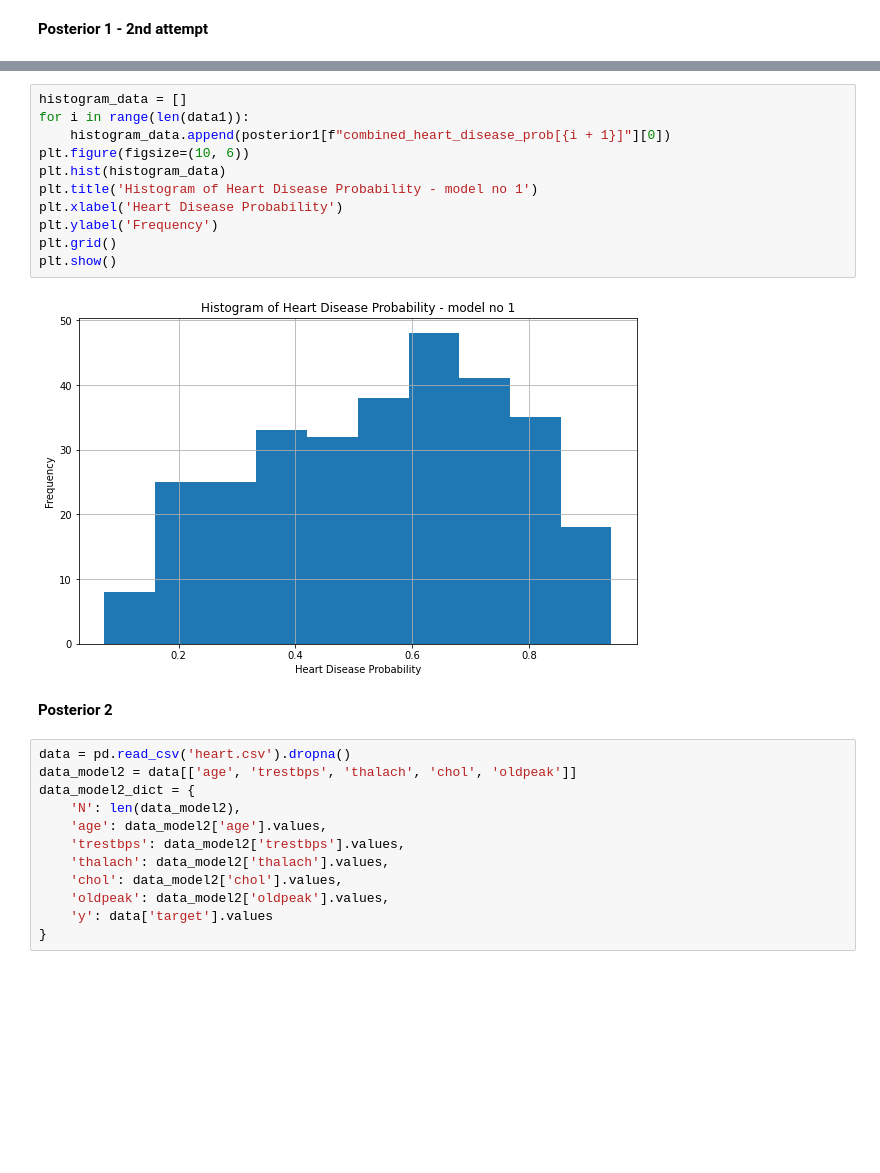
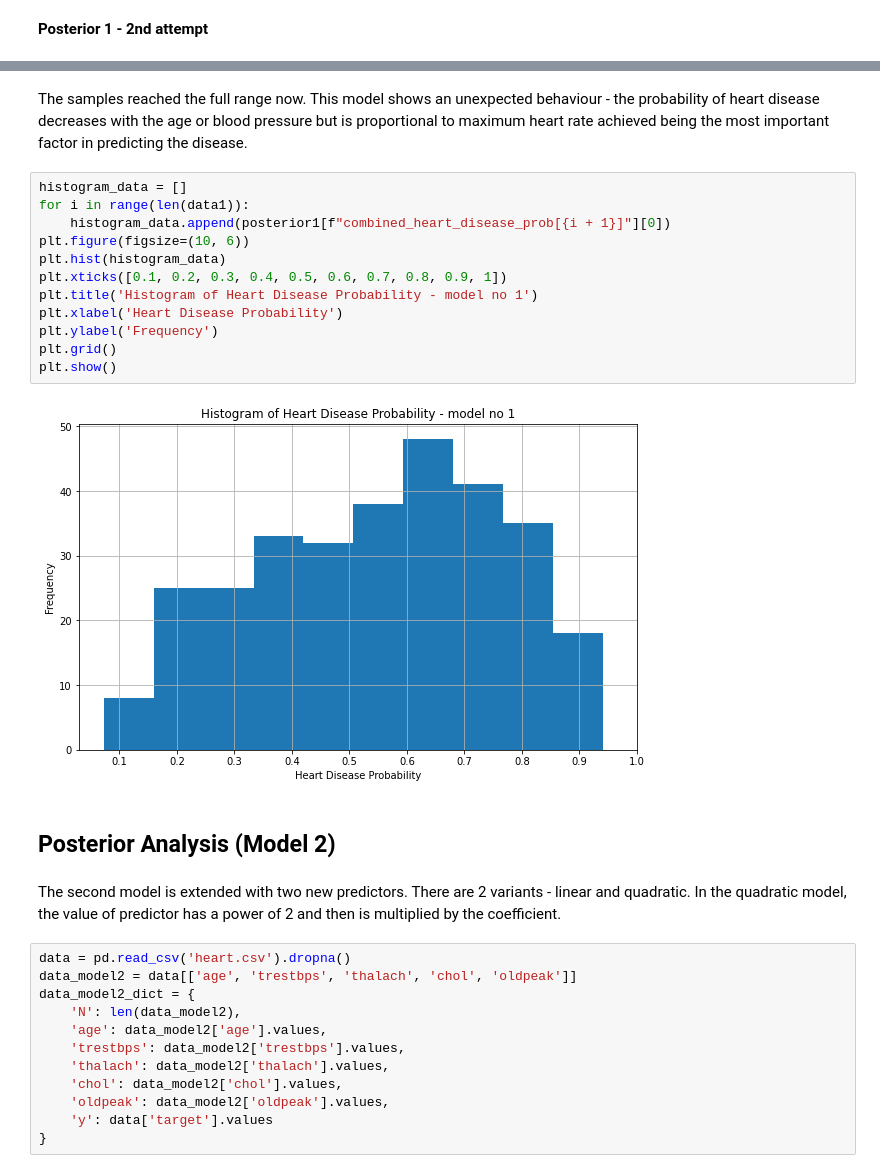
Before and after one commit to wasikjakub/bayesian-heart-disease-prediction, a Jupyter notebook: final_notebook.ipynb, the cells around one changed output, grey strips where cells are left out. Drawn from its saved outputs; the diff is of its cells as text; blank space fills up the shorter version.

```diff
--- a/final_notebook.ipynb
+++ b/final_notebook.ipynb
@@ -405,18 +712,23 @@ plt.show()
+# %% [markdown]
+The samples reached the full range now. This model shows an unexpected behaviour - the probability of heart disease decreases with the age or blood pressure but is proportional to maximum heart rate achieved being the most important factor in predicting the disease.
 # %%
 histogram_data = []
 for i in range(len(data1)):
     histogram_data.append(posterior1[f"combined_heart_disease_prob[{i + 1}]"][0])
 plt.figure(figsize=(10, 6))
 plt.hist(histogram_data)
+plt.xticks([0.1, 0.2, 0.3, 0.4, 0.5, 0.6, 0.7, 0.8, 0.9, 1])
 plt.title('Histogram of Heart Disease Probability - model no 1')
 plt.xlabel('Heart Disease Probability')
 plt.ylabel('Frequency')
 plt.grid()
 plt.show()
 # %% [output]
-[figure, old version]
+[figure, new version]
 # %% [markdown]
-**Posterior 2**
+## Posterior Analysis (Model 2)
+# %% [markdown]
+The second model is extended with two new predictors. There are 2 variants - linear and quadratic. In the quadratic model, the value of predictor has a power of 2 and then is multiplied by the coefficient.
 # %%
 data = pd.read_csv('heart.csv').dropna()
 data_model2 = data[['age', 'trestbps', 'thalach', 'chol', 'oldpeak']]
```
Also changed, not shown: parts of 41 cells of this notebook, 12 other files.
